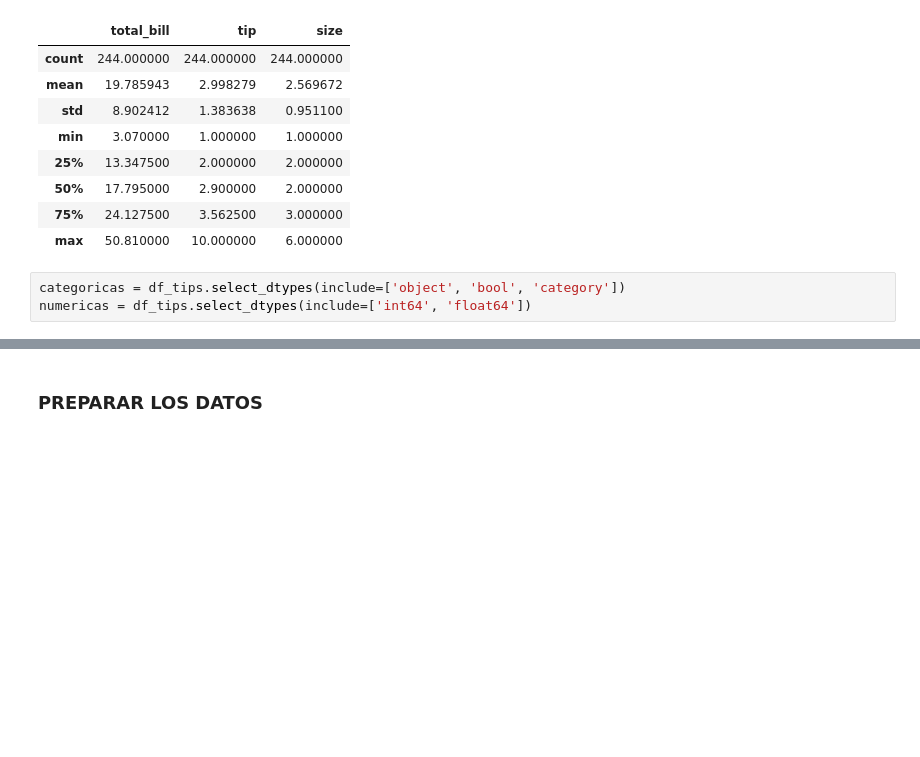
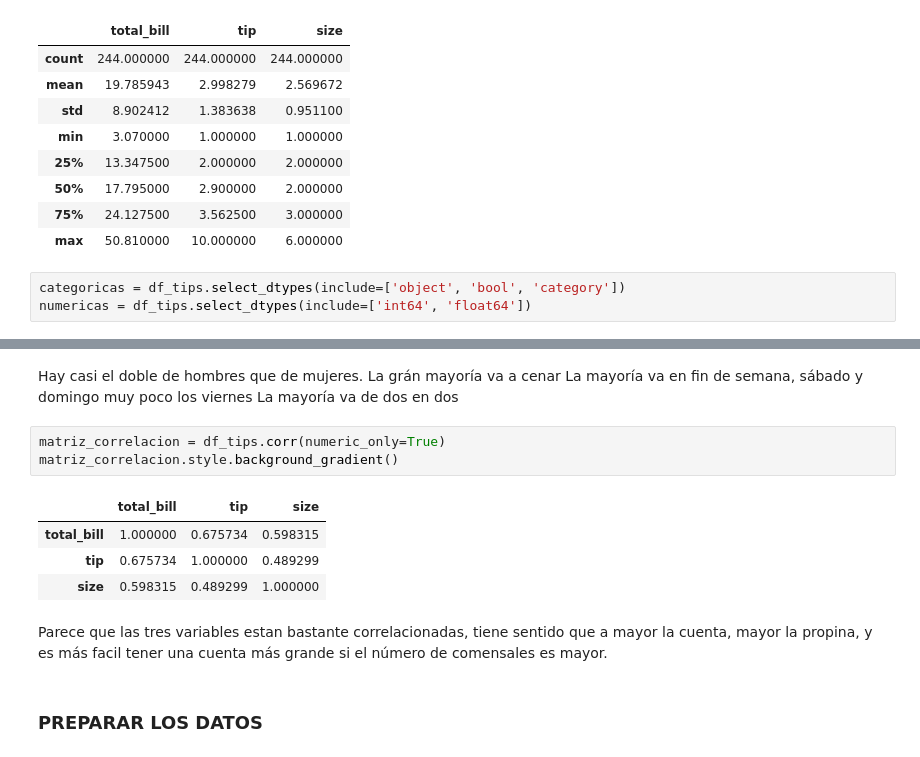
Before and after one commit to iruneguinea9/SAPA, a Jupyter notebook: 2_5/2_5Ejercicios.ipynb, the cells around one changed output, grey strips where cells are left out. Saved outputs shown, nothing was run; the diff lists cells and outputs as text; blank space fills up the shorter version.

```diff
--- a/2_5/2_5Ejercicios.ipynb
+++ b/2_5/2_5Ejercicios.ipynb
@@ -119,6 +119,22 @@ plt.tight_layout() # Si no pongo esto se solapan
 plt.show()
 # %% [output]
 [figure]
+# %% [markdown]
+Hay casi el doble de hombres que de mujeres.
+La grán mayoría va a cenar
+La mayoría va en fin de semana, sábado y domingo
+muy poco los viernes
+La mayoría va de dos en dos
+# %%
+matriz_correlacion = df_tips.corr(numeric_only=True)
+matriz_correlacion.style.background_gradient()
+# %% [output]
+|  | total_bill | tip | size |
+| total_bill | 1.000000 | 0.675734 | 0.598315 |
+| tip | 0.675734 | 1.000000 | 0.489299 |
+| size | 0.598315 | 0.489299 | 1.000000 |
+# %% [markdown]
+Parece que las tres variables estan bastante correlacionadas, tiene sentido que a mayor la cuenta, mayor la propina, y es más facil tener una cuenta más grande si el número de comensales es mayor.
 # %% [markdown]
 ### PREPARAR LOS DATOS
 # %% [markdown]
```
Also changed, not shown: parts of 1 cell of this notebook.
